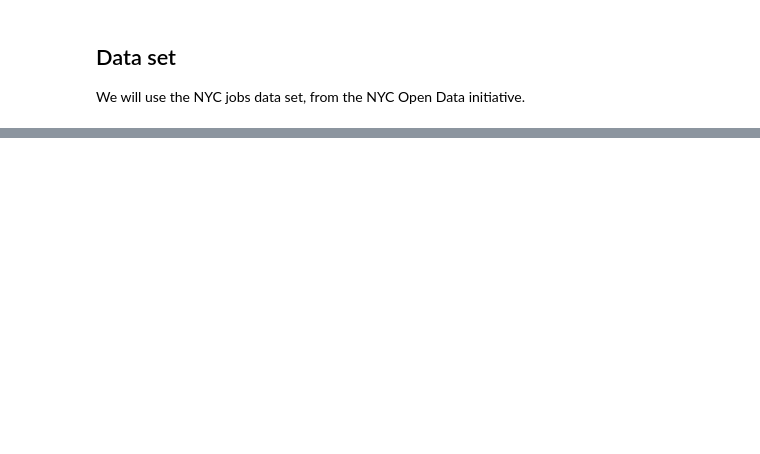
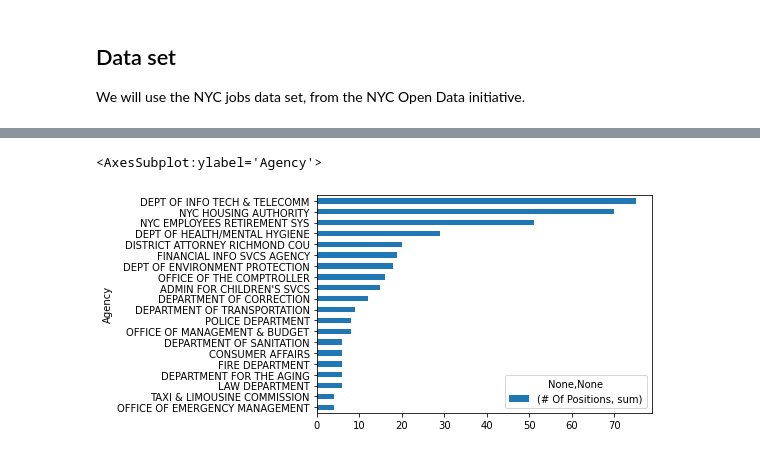
Before and after one commit to nyu-database-design/course-materials, a Jupyter notebook: docs/files/jupyter/pandas_plotting.ipynb, the cells around one changed output, grey strips where cells are left out. Cells and saved outputs as stored; diff of their text form; code cells hidden in the pictures; blank space fills up the shorter version.

```diff
--- a/docs/files/jupyter/pandas_plotting.ipynb
+++ b/docs/files/jupyter/pandas_plotting.ipynb
@@ -178,0 +194,7 @@ For a multi-index, the label must be a tuple with elements corresponding to each
+# %%
+# plot the top agencies by number of positions
+g2 = g.sort_values( ('# Of Positions', 'sum'), ascending=False )
+g2[ : 20][::-1].plot.barh(y=['# Of Positions']) # the index will serve as the x axis, by default
+# %% [output]
+<AxesSubplot:ylabel='Agency'>
+[figure, added]
```
Also changed, not shown: parts of 19 cells of this notebook.
